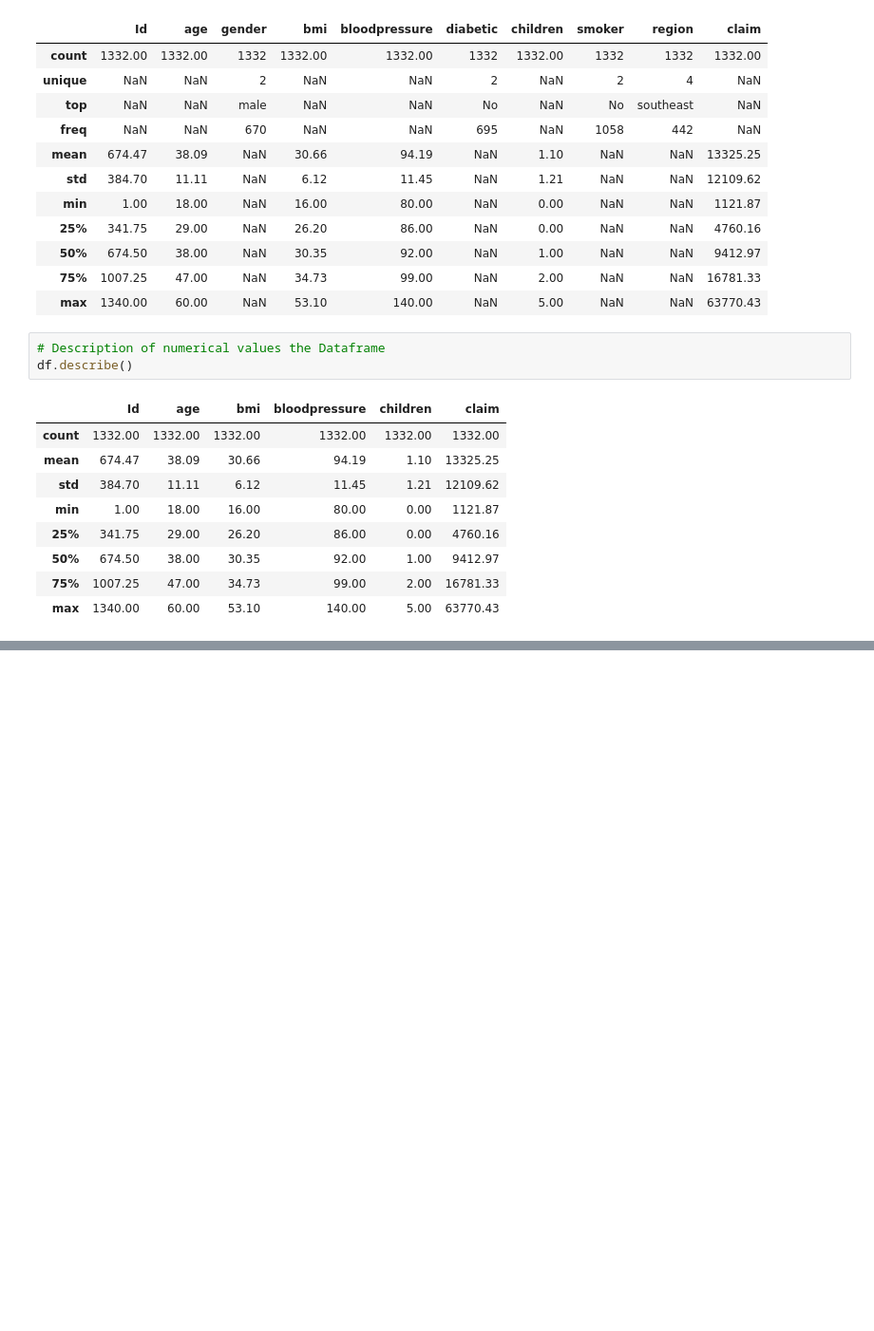
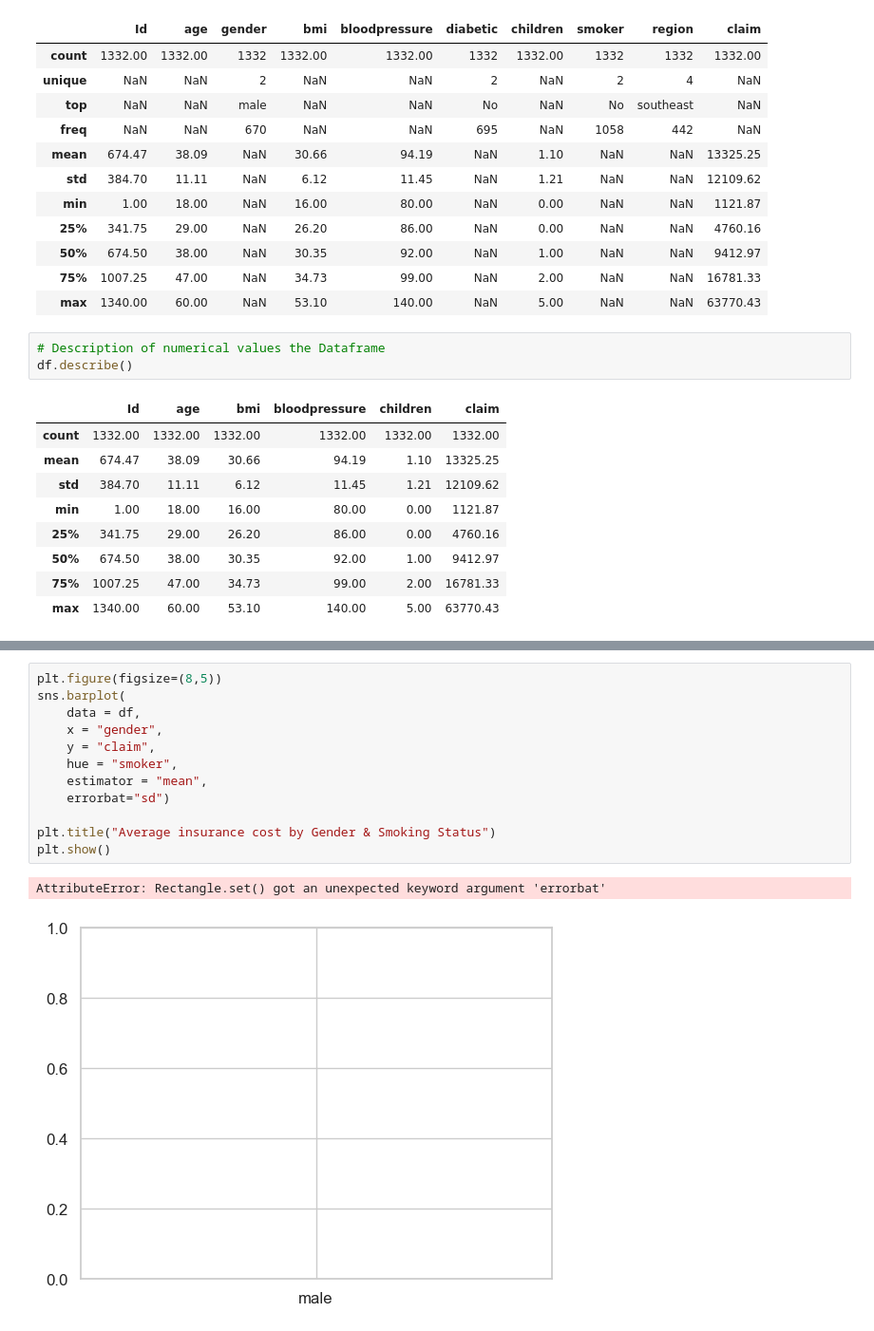
Before and after one commit to Salmanshahk/Health_insurance_cost_analysis, a Jupyter notebook: Health_insurance_cost_analysis.ipynb, the cells around one changed output, grey strips where cells are left out. Shown at 95% size. Saved outputs shown, nothing was run; the diff lists cells and outputs as text; blank space fills up the shorter version.

Commit message:
Data Visualization Completed

```diff
--- a/Health_insurance_cost_analysis.ipynb
+++ b/Health_insurance_cost_analysis.ipynb
@@ -133,0 +145,15 @@ plt.show()
+# %%
+plt.figure(figsize=(8,5))
+sns.barplot(
+    data = df,
+    x = "gender",
+    y = "claim",
+    hue = "smoker",
+    estimator = "mean",
+    errorbat="sd")
+
+plt.title("Average insurance cost by Gender & Smoking Status")
+plt.show()
+# %% [output]
+AttributeError: Rectangle.set() got an unexpected keyword argument 'errorbat'
+[figure, added]
```
Also changed, not shown: parts of 3 cells of this notebook.
